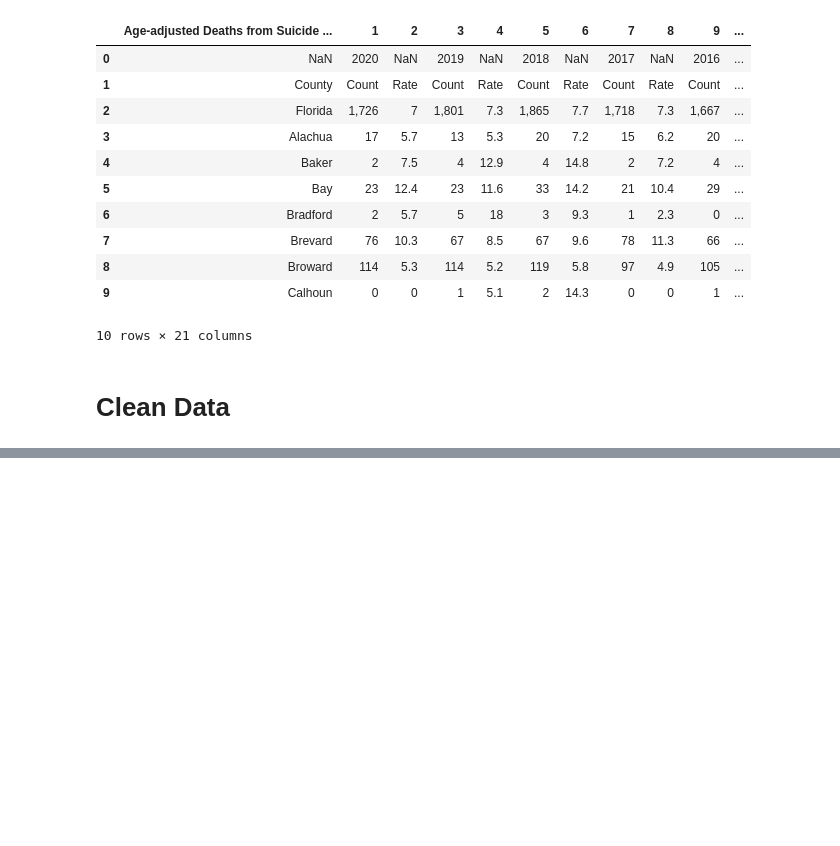
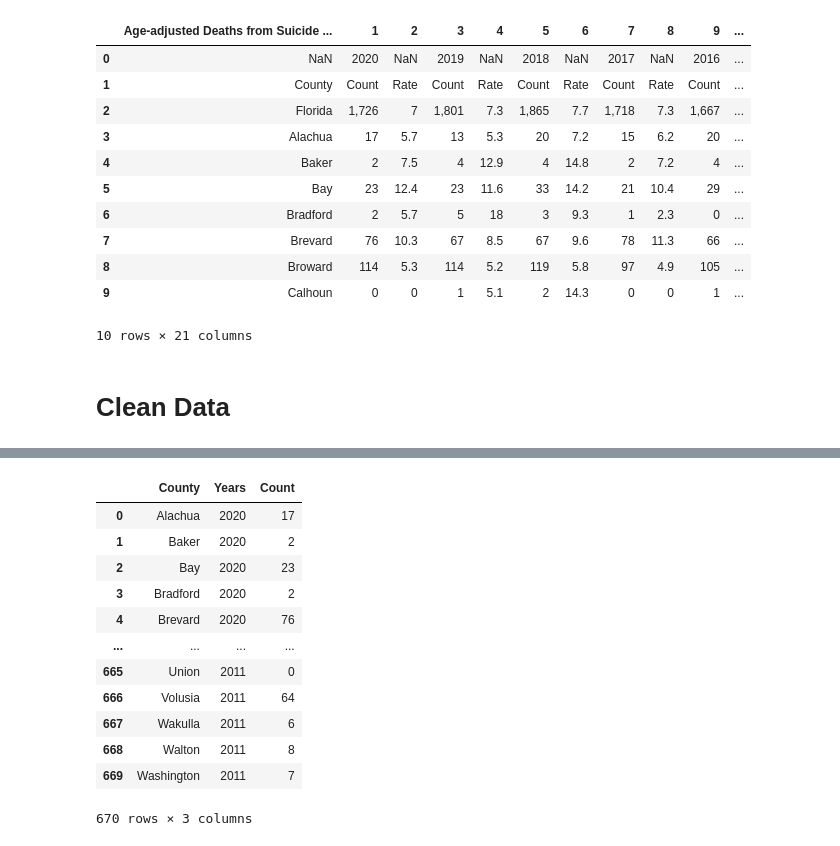
Before and after one commit to j89livingston/FSPC_Dashboard, a Jupyter notebook: Resources/Florida Suicide by Firearm/Suicide by Firearm.ipynb, the cells around one changed output, grey strips where cells are left out. Cells and saved outputs as stored; diff of their text form; code cells hidden in the pictures; blank space fills up the shorter version.

```diff
--- a/Resources/Florida Suicide by Firearm/Suicide by Firearm.ipynb
+++ b/Resources/Florida Suicide by Firearm/Suicide by Firearm.ipynb
@@ -93,0 +165,23 @@ dtype: int64
+# %%
+#Unpivot the columns to create a Years column
+pivdatacount = pd.melt(onlycount,
+            id_vars='County',
+            value_vars=list(onlycount.columns[1:]), # list of days of the week
+            var_name='Years',
+            value_name='Count')
+
+pivdatacount
+# %% [output]
+|  | County | Years | Count |
+| 0 | Alachua | 2020 | 17 |
+| 1 | Baker | 2020 | 2 |
+| 2 | Bay | 2020 | 23 |
+| 3 | Bradford | 2020 | 2 |
+| 4 | Brevard | 2020 | 76 |
+| ... | ... | ... | ... |
+| 665 | Union | 2011 | 0 |
+| 666 | Volusia | 2011 | 64 |
+| 667 | Wakulla | 2011 | 6 |
+| 668 | Walton | 2011 | 8 |
+| 669 | Washington | 2011 | 7 |
+670 rows × 3 columns
```
Also changed, not shown: parts of 16 cells of this notebook, 3 other files.
